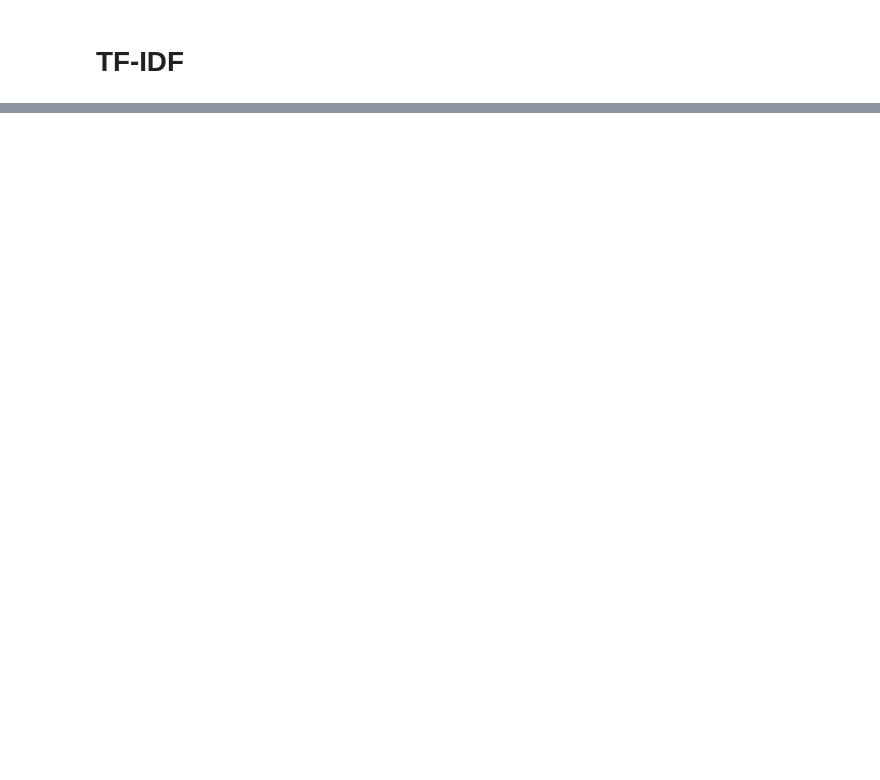
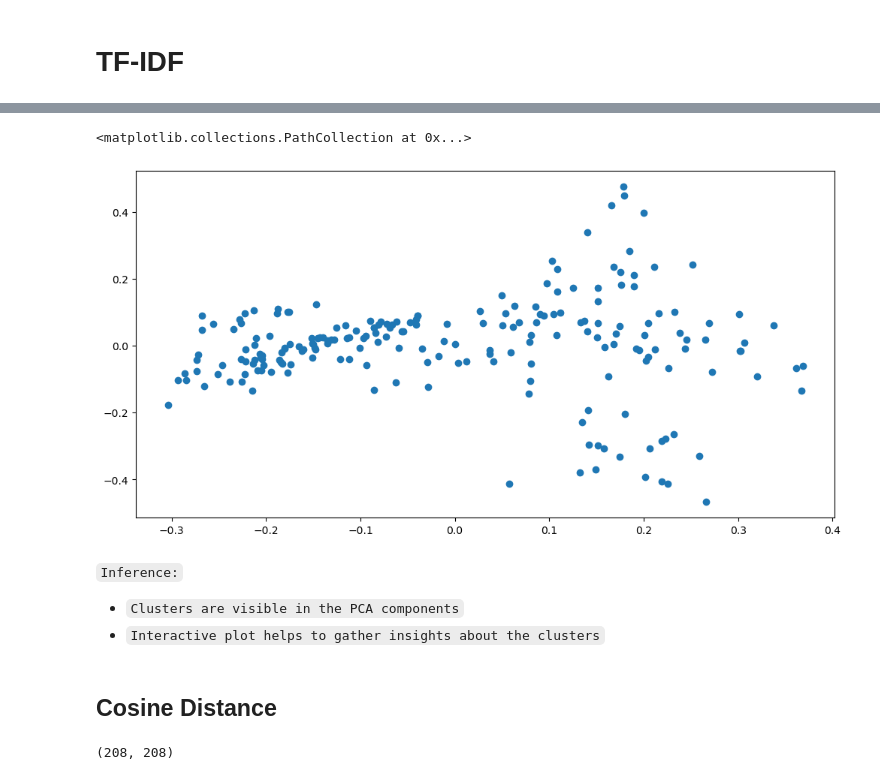
Before and after one commit to muthuganeshece/NLP, a Jupyter notebook: Practise/NLP2.ipynb, the cells around one changed output, grey strips where cells are left out. Saved outputs shown, nothing was run; the diff lists cells and outputs as text; code cells hidden in the pictures; blank space fills up the shorter version.

```diff
--- a/Practise/NLP2.ipynb
+++ b/Practise/NLP2.ipynb
@@ -207,0 +404,3 @@ cv.vocabulary_
+# %%
+tfidf_vec = TfidfVectorizer()
+tfidf_out = tfidf_vec.fit_transform(data['text_processed'])
@@ -207,0 +411,4 @@ cv.vocabulary_
+# %%
+tfidf_vec_df = pd.DataFrame(data = tfidf_out.toarray(), columns = tfidf_vec.get_feature_names_out())
+tfidf_vec_df['Article_title'] = data['title']
+tfidf_vec_df.head()
@@ -207,0 +423,18 @@ cv.vocabulary_
+# %%
+pca_out4 = pca.fit_transform(tfidf_vec_df.drop(['Article_title'], axis=1))
+# %%
+plt.scatter(pca_out4[:,0], pca_out4[:,1])
+# %% [output]
+<matplotlib.collections.PathCollection at 0x...>
+[figure, added]
+# %% [markdown]
+`Inference:`
+- `Clusters are visible in the PCA components`
+- `Interactive plot helps to gather insights about the clusters`
+# %% [markdown]
+## Cosine Distance
+# %%
+cos_dist_idf_vec = cosine_similarity(tfidf_vec_df.drop(['Article_title'], axis=1))
+cos_dist_idf_vec.shape
+# %% [output]
+(208, 208)
```
Also changed, not shown: parts of 64 cells of this notebook, 1 other file.
